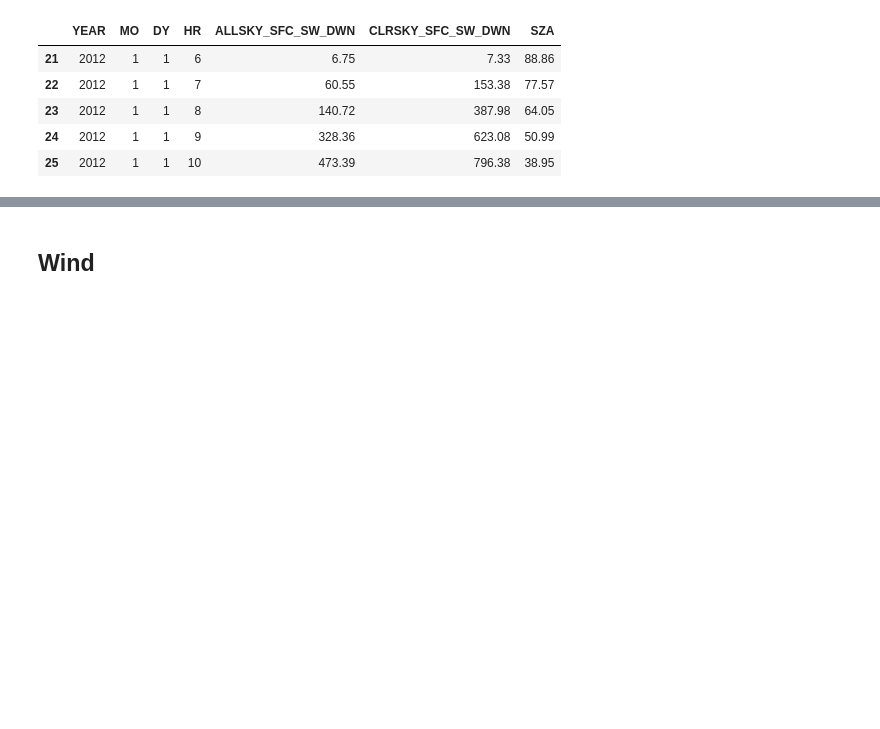
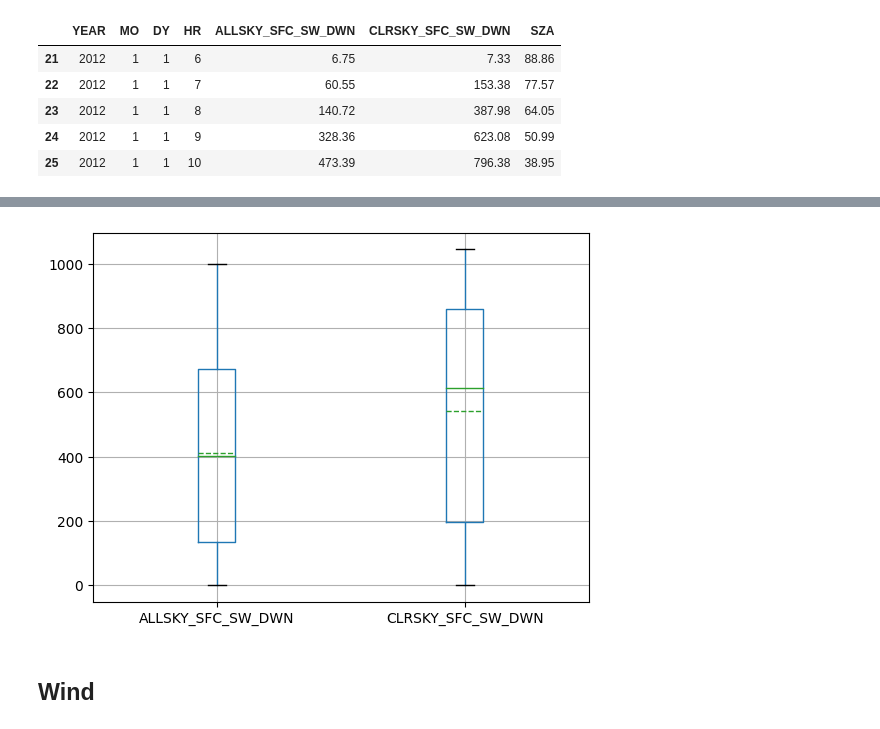
Before and after one commit to yasirroni/variable-renewable-energy-process, a Jupyter notebook: notebooks/probability_density_functions.ipynb, the cells around one changed output, grey strips where cells are left out. Saved outputs shown, nothing was run; the diff lists cells and outputs as text; code cells hidden in the pictures; blank space fills up the shorter version.

```diff
--- a/notebooks/probability_density_functions.ipynb
+++ b/notebooks/probability_density_functions.ipynb
@@ -85,3 +88,15 @@ plt.show()
+# %%
+# box and whisker plot
+# NOTE:
+# The box extends from the lower to upper quartile values of the data.
+# The whiskers extend from the box to show the range of the data (using whis=[0, 100]).
+# Solid line show the median.
+# Dashed line show the mean.
+df[['ALLSKY_SFC_SW_DWN', 'CLRSKY_SFC_SW_DWN']].boxplot(showmeans=True, meanline=True, whis=[0, 100])
+
+plt.show()
+# %% [output]
+[figure, added]
 # %% [markdown]
 ## Wind
 # %%
```
Also changed, not shown: parts of 8 cells of this notebook.
